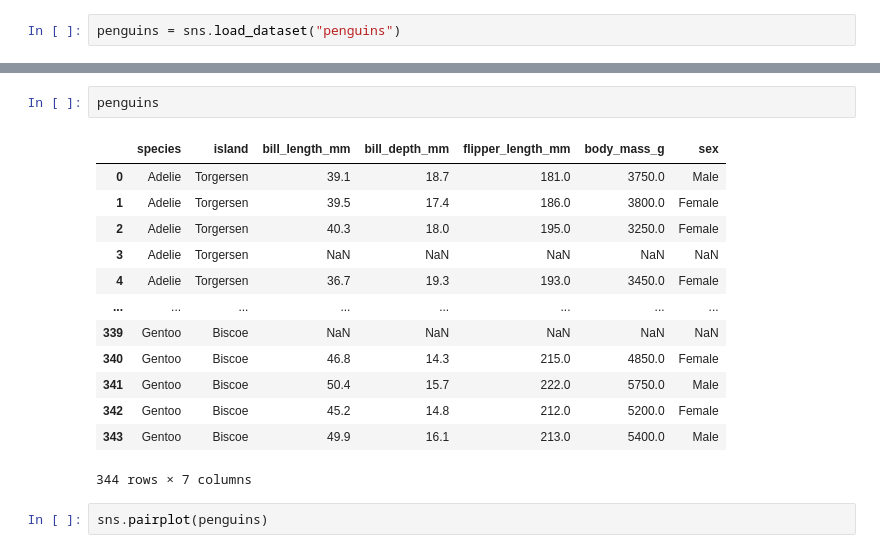
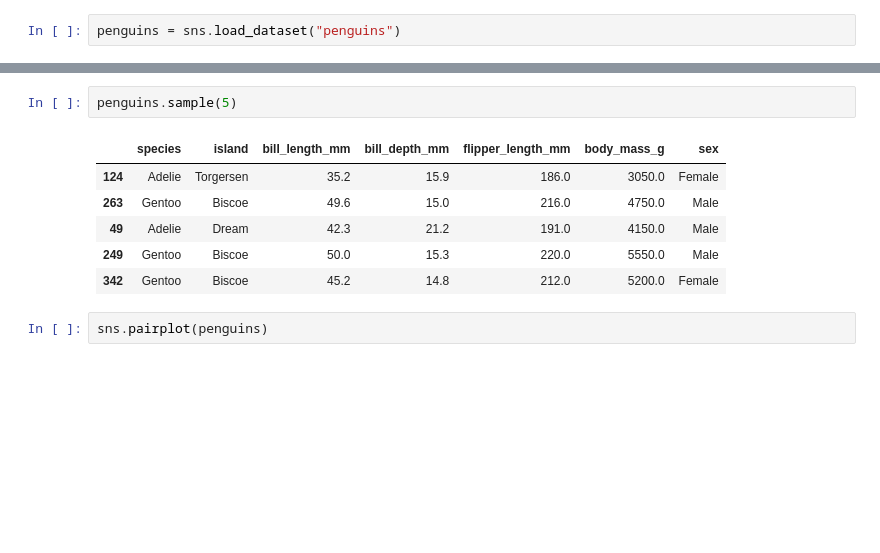
Before and after one commit to jgraber/PythonFriday, a Jupyter notebook: Jupyter/Seaborn_sensemaking.ipynb, the cells around one changed output, grey strips where cells are left out. Cells and saved outputs as stored; diff of their text form; blank space fills up the shorter version.

```diff
--- a/Jupyter/Seaborn_sensemaking.ipynb
+++ b/Jupyter/Seaborn_sensemaking.ipynb
@@ -24,21 +24,14 @@ Data columns (total 7 columns):
 dtypes: float64(4), object(3)
 memory usage: 18.9+ KB
 # %%
-penguins
+penguins.sample(5)
 # %% [output]
 |  | species | island | bill_length_mm | bill_depth_mm | flipper_length_mm | body_mass_g | sex |
-| 0 | Adelie | Torgersen | 39.1 | 18.7 | 181.0 | 3750.0 | Male |
-| 1 | Adelie | Torgersen | 39.5 | 17.4 | 186.0 | 3800.0 | Female |
-| 2 | Adelie | Torgersen | 40.3 | 18.0 | 195.0 | 3250.0 | Female |
-| 3 | Adelie | Torgersen | NaN | NaN | NaN | NaN | NaN |
-| 4 | Adelie | Torgersen | 36.7 | 19.3 | 193.0 | 3450.0 | Female |
-| ... | ... | ... | ... | ... | ... | ... | ... |
-| 339 | Gentoo | Biscoe | NaN | NaN | NaN | NaN | NaN |
-| 340 | Gentoo | Biscoe | 46.8 | 14.3 | 215.0 | 4850.0 | Female |
-| 341 | Gentoo | Biscoe | 50.4 | 15.7 | 222.0 | 5750.0 | Male |
+| 124 | Adelie | Torgersen | 35.2 | 15.9 | 186.0 | 3050.0 | Female |
+| 263 | Gentoo | Biscoe | 49.6 | 15.0 | 216.0 | 4750.0 | Male |
+| 49 | Adelie | Dream | 42.3 | 21.2 | 191.0 | 4150.0 | Male |
+| 249 | Gentoo | Biscoe | 50.0 | 15.3 | 220.0 | 5550.0 | Male |
 | 342 | Gentoo | Biscoe | 45.2 | 14.8 | 212.0 | 5200.0 | Female |
-| 343 | Gentoo | Biscoe | 49.9 | 16.1 | 213.0 | 5400.0 | Male |
-344 rows × 7 columns
 # %%
 sns.pairplot(penguins)
 # %% [output]
```
Also changed, not shown: parts of 6 cells of this notebook.
